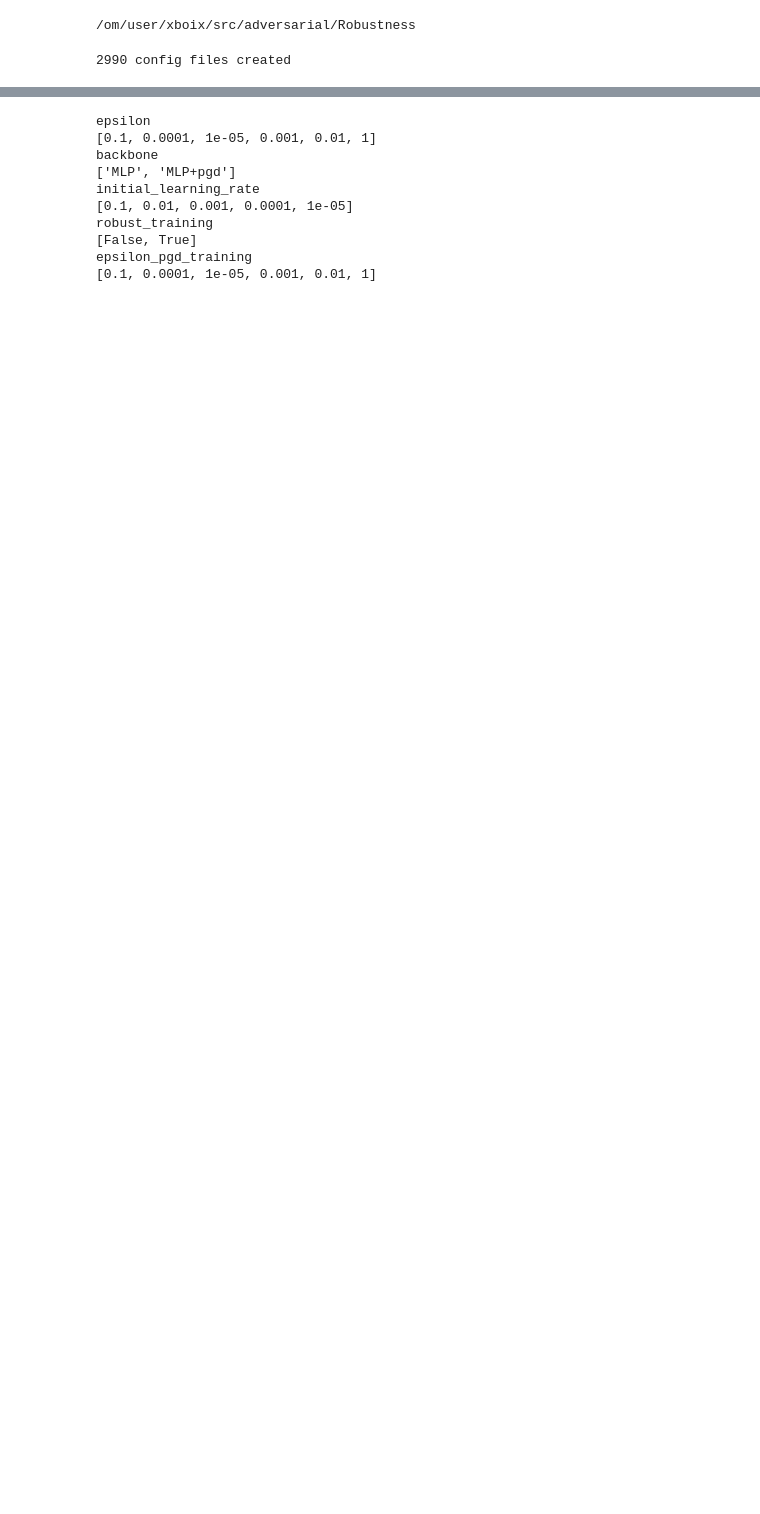
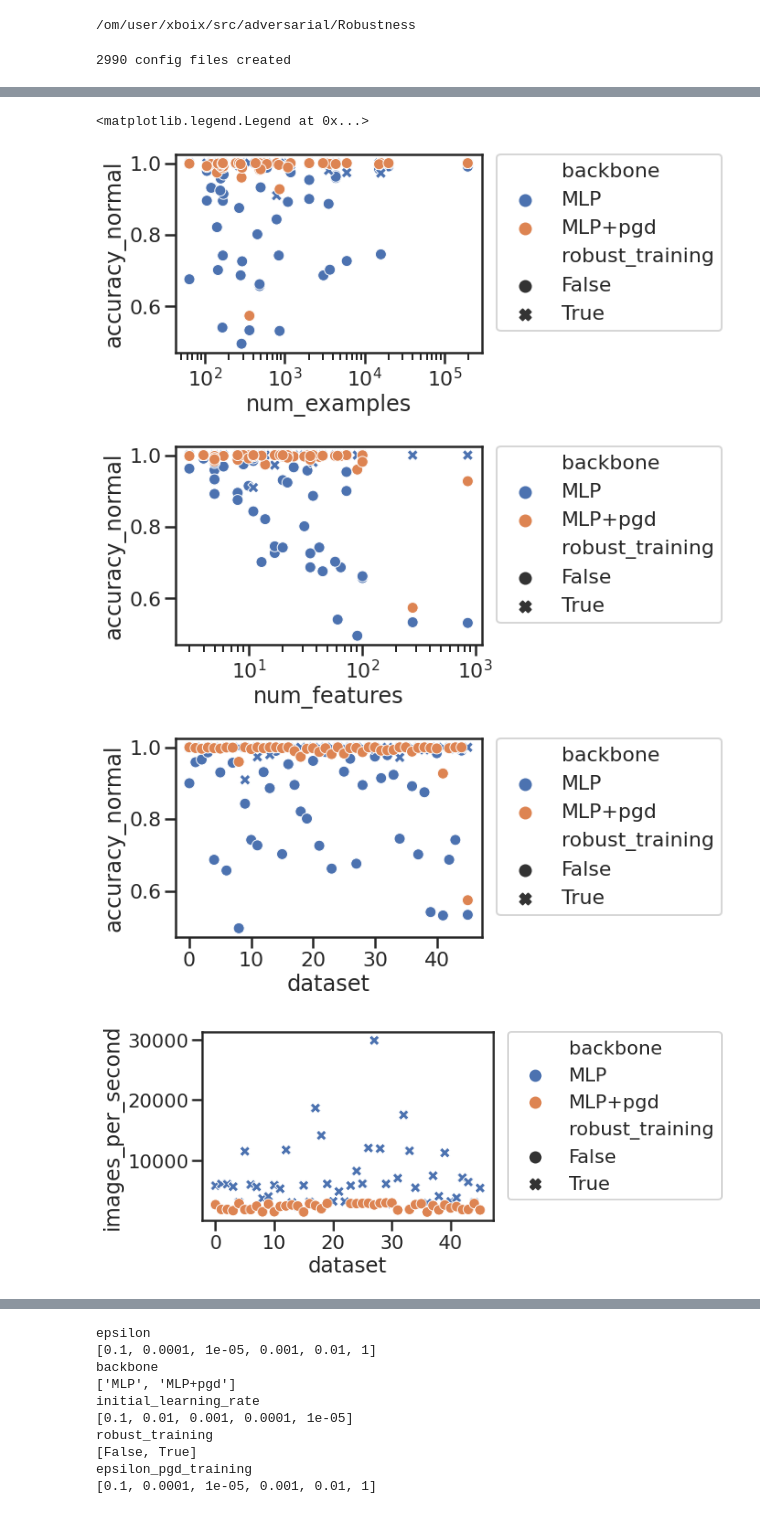
Before and after one commit to kimvc7/Robustness, a Jupyter notebook: notebooks/UCI.ipynb, the cells around one changed output, grey strips where cells are left out. Cells and saved outputs as stored; diff of their text form; code cells hidden in the pictures; blank space fills up the shorter version.

```diff
--- a/notebooks/UCI.ipynb
+++ b/notebooks/UCI.ipynb
@@ -226,0 +146,21 @@ plt.legend(bbox_to_anchor=(1.01, 1),borderaxespad=0)
+# %%
+df_final = df_results.groupby(['backbone', 'robust_training', 'dataset','test_epsilon']).mean().reset_index()
+
+df_final["winner"] = False
+df_final["tie"] = False
+df_final["accuracy_normal"] = 0
+for cv_epsilon in range(13):
+    for idx_dd in range(0,46):
+        xx = df_final[df_final.dataset == idx_dd]
+        df_final.loc[df_final.dataset == idx_dd, "accuracy_normal"] = xx.accuracy / xx.accuracy.max()
+        winners = df_final[ (df_final.dataset == idx_dd) & (df_final.accuracy_normal >= 0.95)]
+        if len(winners)==1:
+            df_final.loc[(df_final.dataset == idx_dd) & (df_final.accuracy_normal==1), "winner"] = True
+        else:
+            df_final.loc[(df_final.dataset == idx_dd) & (df_final.accuracy_normal >=  0.95), "tie"] = True
+
+win_pgd = list(df_final[(df_final.backbone=='MLP+pgd') & (df_final.robust_training == False) & (df_final.winner)].dataset)
+win_robust = list(df_final[(df_final.backbone=='MLP') & (df_final.robust_training == True) & (df_final.winner)].dataset)
+
+#winner_pgd_list.append(win_pgd)
+#winner_robust_list.append(win_robust)
@@ -226,0 +190,25 @@ plt.legend(bbox_to_anchor=(1.01, 1),borderaxespad=0)
+# %%
+plt.figure()
+sns.scatterplot(data=df_final, x="num_examples",y="accuracy_normal",hue="backbone",style="robust_training")
+plt.legend(bbox_to_anchor=(1.05, 1), loc=2, borderaxespad=0.)
+plt.xscale('log')
+
+plt.figure()
+sns.scatterplot(data=df_final, x="num_features",y="accuracy_normal",hue="backbone",style="robust_training")
+plt.legend(bbox_to_anchor=(1.05, 1), loc=2, borderaxespad=0.)
+plt.xscale('log')
+
+plt.figure()
+sns.scatterplot(data=df_final, x="dataset",y="accuracy_normal",hue="backbone",style="robust_training")
+plt.legend(bbox_to_anchor=(1.05, 1), loc=2, borderaxespad=0.)
+
+plt.figure()
+sns.scatterplot(data=df_final[~((df_final.robust_training==False)&(df_final.backbone=='MLP'))],
+                x="dataset",y="images_per_second",hue="backbone",style="robust_training")
+plt.legend(bbox_to_anchor=(1.05, 1), loc=2, borderaxespad=0.)
+# %% [output]
+<matplotlib.legend.Legend at 0x...>
+[figure, added]
+[figure, added]
+[figure, added]
+[figure, added]
```
Also changed, not shown: parts of 13 cells of this notebook, 12 other files.
